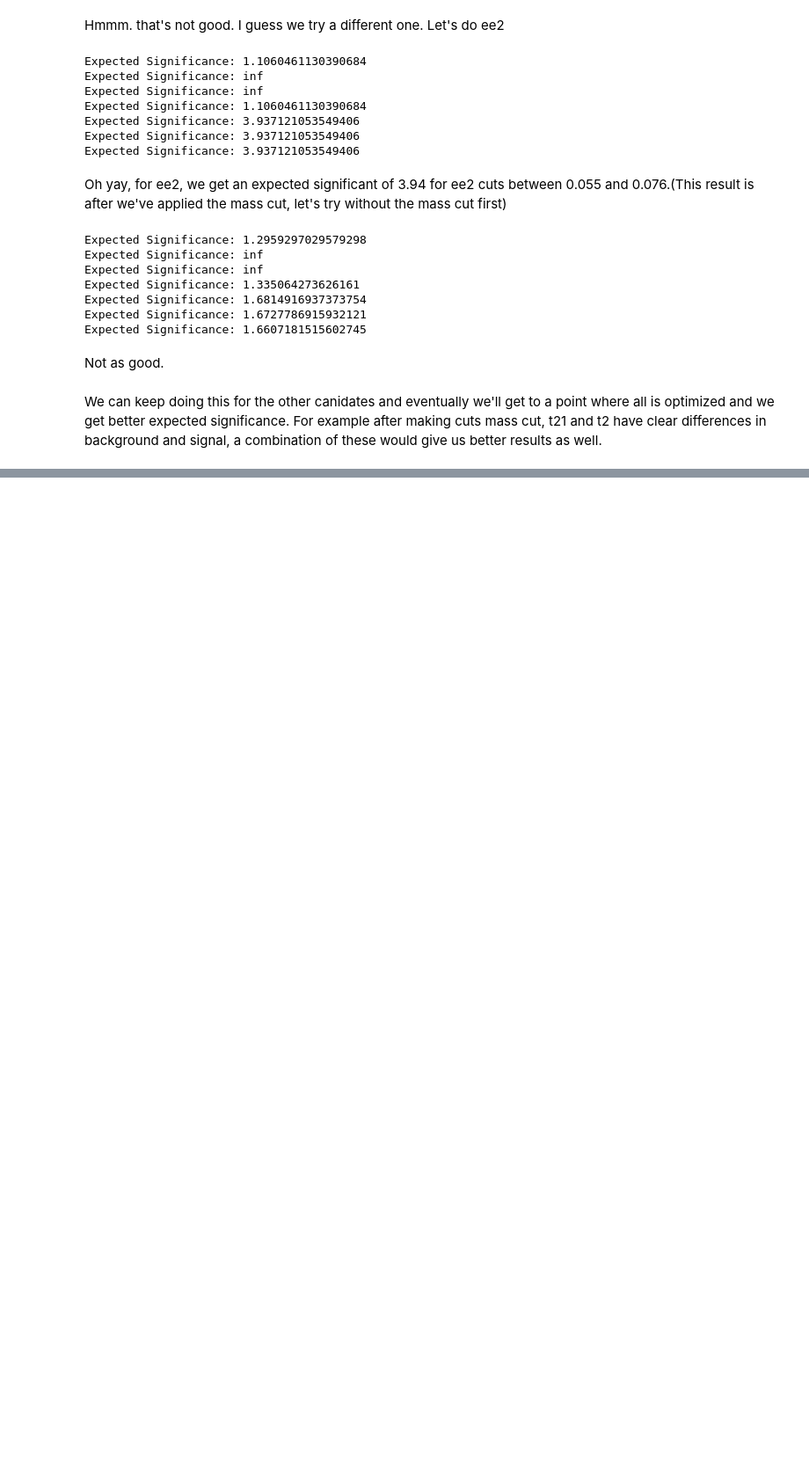
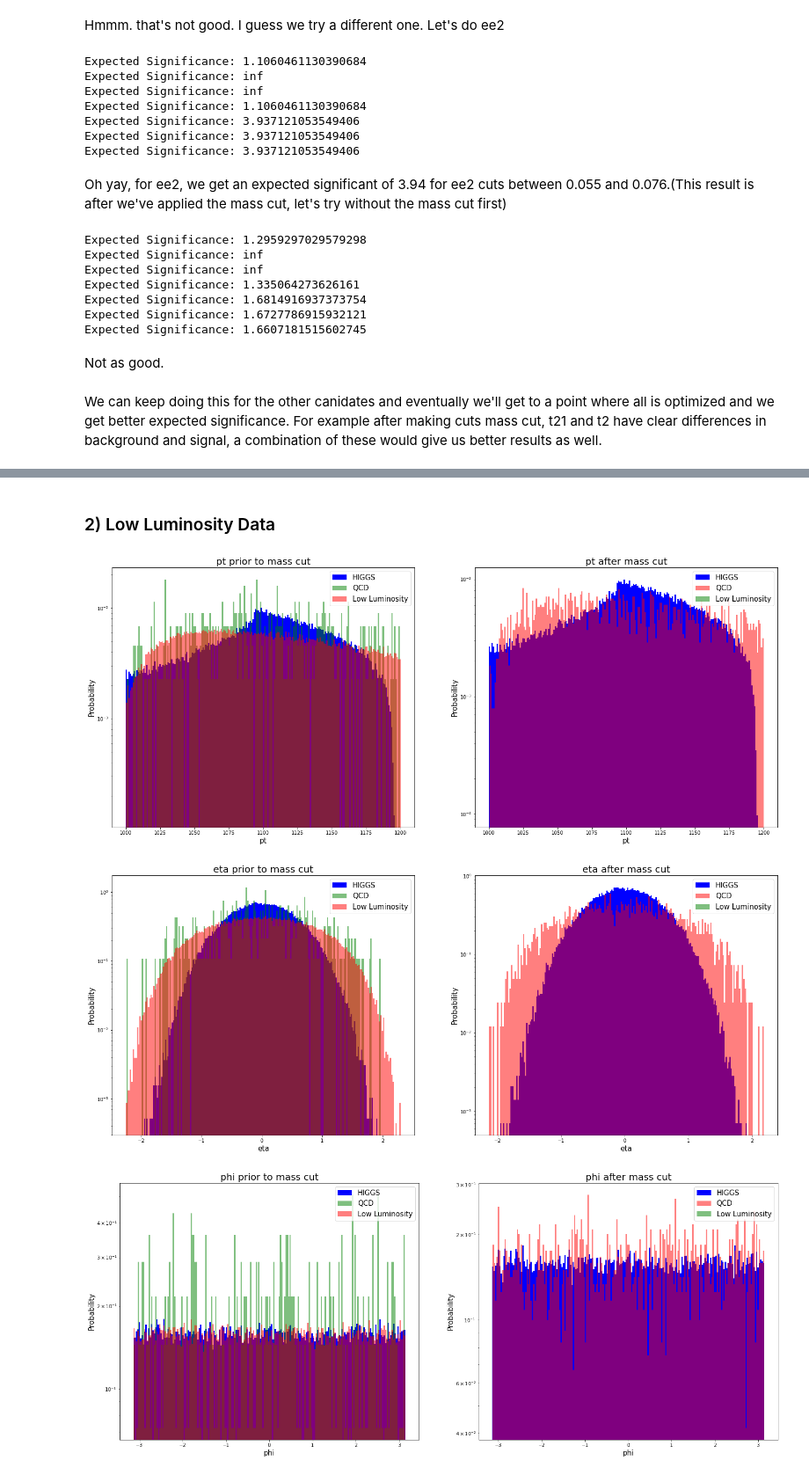
Before and after one commit to MinniVan/PHYS-434, a Jupyter notebook: lab7_8.ipynb, the cells around one changed output, grey strips where cells are left out. Shown at 88% size. Saved outputs shown, nothing was run; the diff lists cells and outputs as text; code cells hidden in the pictures; blank space fills up the shorter version.

```diff
--- a/lab7_8.ipynb
+++ b/lab7_8.ipynb
@@ -384,0 +468,43 @@ We can keep doing this for the other canidates and eventually we'll get to a poi
+# %% [markdown]
+### 2) Low Luminosity Data
+# %%
+def make_plot_low(feature, min, max):
+    l_filter = (low_lum[feature] > min) & (low_lum[feature] < max)
+    l_cut = low_lum[l_filter]
+
+    fig,ax = plt.subplots(1,2,figsize=(25,10))
+    ax[0].set_title(feature + ' prior to mass cut',size=20)
+    ax[0].hist(higgs_data[feature],bins = 200, density = 'true',color='blue')
+    ax[0].hist(low_lum[feature],bins = 200, density = 'true',color='green',alpha=0.5)
+    ax[0].hist(qcd_data[feature],bins = 200, density = 'true',color='red',alpha=0.5)
+    ax[0].set_ylabel('Probability', size = 15)
+    ax[0].set_xlabel(feature, size = 15)
+    ax[0].legend(['HIGGS', 'QCD', 'Low Luminosity'], loc = 'upper right',fontsize=15)
+    ax[0].semilogy()
+
+    ax[1].set_title(feature + ' after mass cut',size=20)
+    ax[1].hist(data_cut[0][feature], bins = 200, density = 'true',color='blue')
+    ax[1].hist(data_cut[1][feature], bins = 200, density = 'true',color='red',alpha=0.5)
+    ax[1].hist(l_cut[feature], bins = 200, density = 'true',color='green',alpha=0.5)
+    ax[1].set_ylabel('Probability', size = 15)
+    ax[1].set_xlabel(feature, size = 15)
+    ax[1].legend(['HIGGS', 'QCD', 'Low Luminosity'], loc = 'upper right',fontsize=15)
+    ax[1].semilogy()
+# %%
+make_plot_low('pt',124,130)
+make_plot_low('eta',124,130)
+make_plot_low('phi',124,130)
+make_plot_low('ee2',124,130)
+make_plot_low('ee3',124,130)
+make_plot_low('d2',124,130)
+make_plot_low('angularity',124,130)
+make_plot_low('t1',124,130)
+make_plot_low('t2',124,130)
+make_plot_low('t3',124,130)
+make_plot_low('t21',124,130)
+make_plot_low('t32',124,130)
+make_plot_low('KtDeltaR',124,130)
+# %% [output]
+[figure, added]
+[figure, added]
+[figure, added]
```
Also changed, not shown: parts of 12 cells of this notebook, 1 other file.
